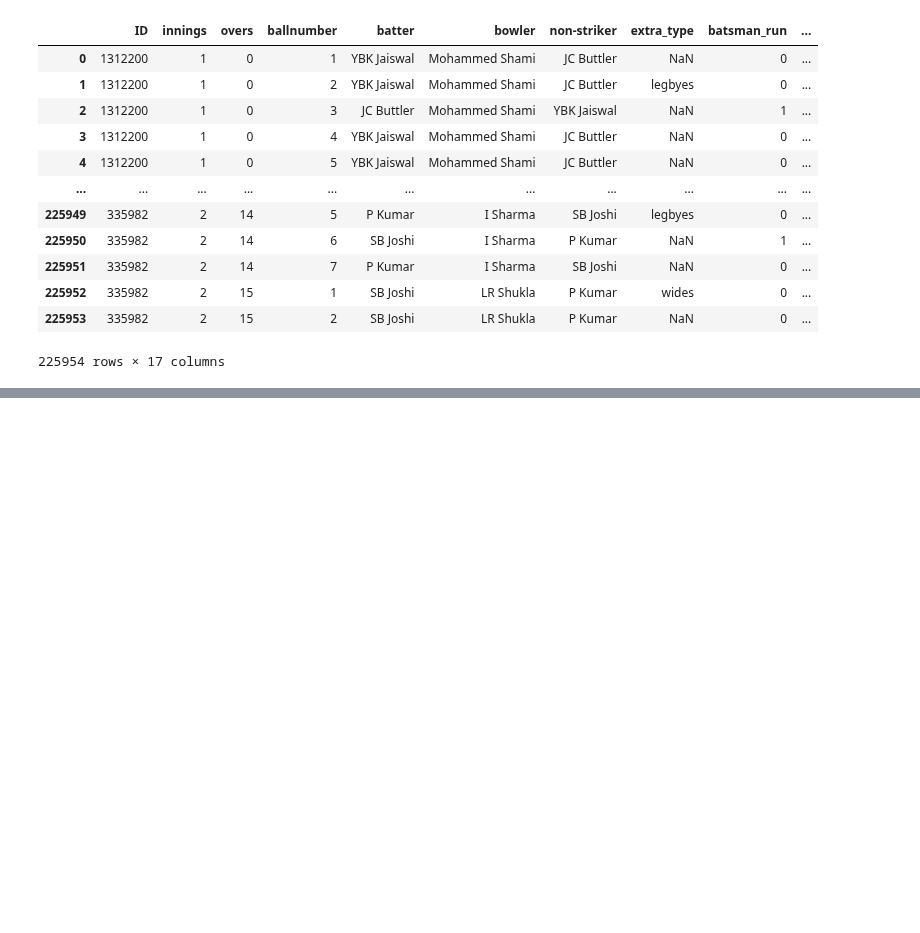
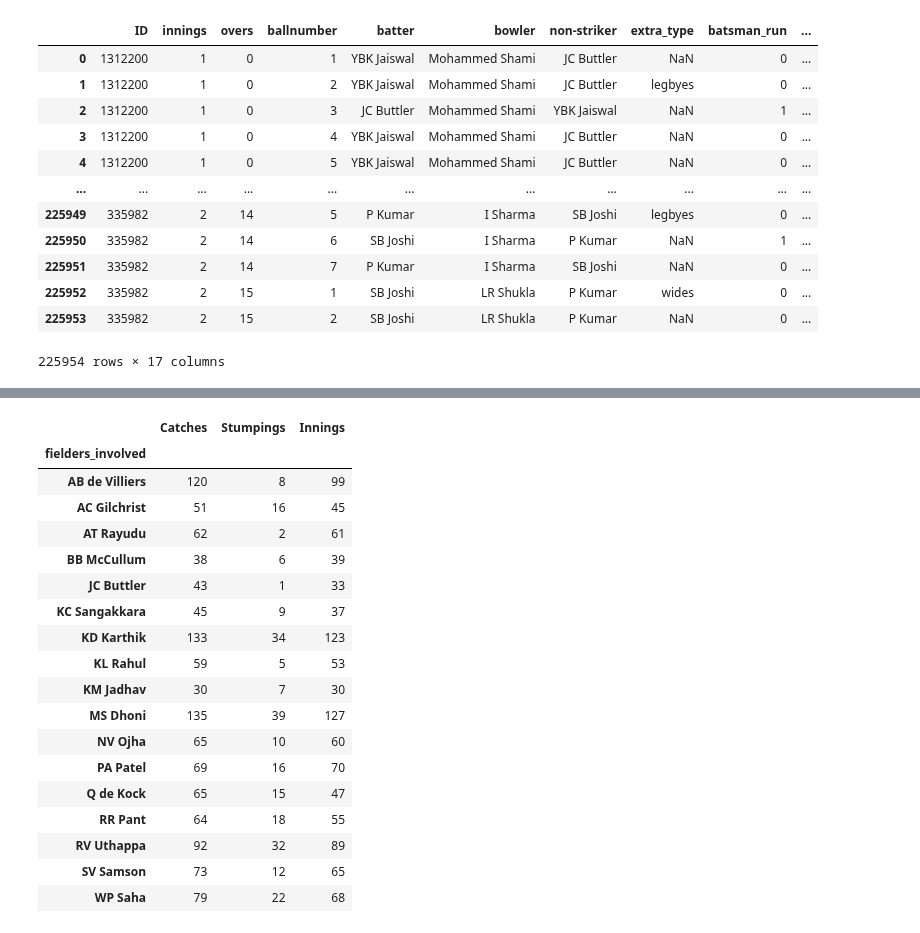
Before and after one commit to ubco-W2022T2-data301/project-group-group60, a Jupyter notebook: analysis/analysis3.ipynb, the cells around one changed output, grey strips where cells are left out. Cells and saved outputs as stored; diff of their text form; code cells hidden in the pictures; blank space fills up the shorter version.

```diff
--- a/analysis/analysis3.ipynb
+++ b/analysis/analysis3.ipynb
@@ -45,0 +53,3 @@ matches
+# %%
+stumped = df[(df['kind'] == 'stumped')]
+stumped
@@ -45,0 +133,30 @@ matches
+# %%
+final_wicketkeeping['Stumpings'] = df2['kind']
+final_wicketkeeping['Innings'] = df3['ID']
+final_wicketkeeping = final_wicketkeeping.rename(columns={'kind': 'Catches'})
+final_wicketkeeping
+fws=final_wicketkeeping
+
+fws  = fws[(fws['Innings'] >= 30)]
+final_wicketkeeping = fws
+final_wicketkeeping
+# %% [output]
+|  | Catches | Stumpings | Innings |
+| fielders_involved |  |  |  |
+| AB de Villiers | 120 | 8 | 99 |
+| AC Gilchrist | 51 | 16 | 45 |
+| AT Rayudu | 62 | 2 | 61 |
+| BB McCullum | 38 | 6 | 39 |
+| JC Buttler | 43 | 1 | 33 |
+| KC Sangakkara | 45 | 9 | 37 |
+| KD Karthik | 133 | 34 | 123 |
+| KL Rahul | 59 | 5 | 53 |
+| KM Jadhav | 30 | 7 | 30 |
+| MS Dhoni | 135 | 39 | 127 |
+| NV Ojha | 65 | 10 | 60 |
+| PA Patel | 69 | 16 | 70 |
+| Q de Kock | 65 | 15 | 47 |
+| RR Pant | 64 | 18 | 55 |
+| RV Uthappa | 92 | 32 | 89 |
+| SV Samson | 73 | 12 | 65 |
+| WP Saha | 79 | 22 | 68 |
```
Also changed, not shown: parts of 14 cells of this notebook.
